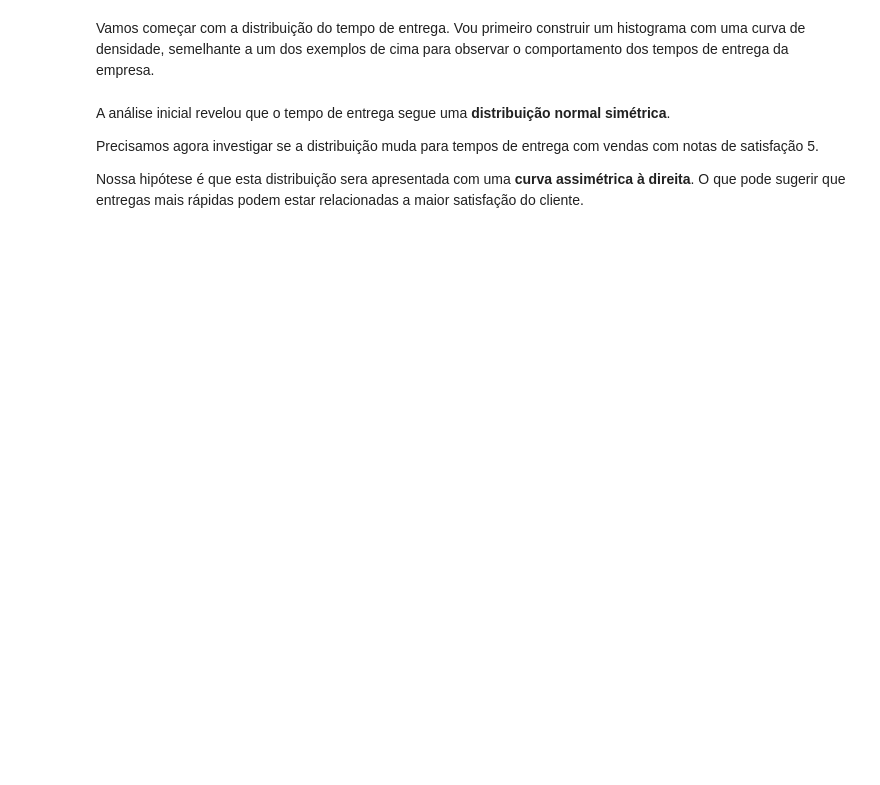
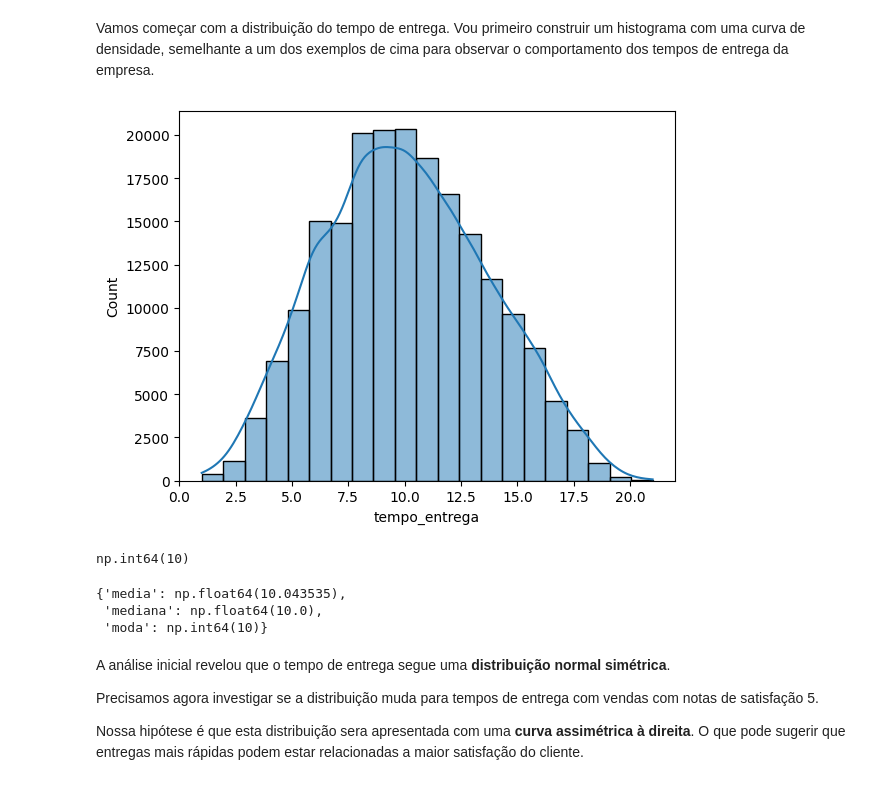
Before and after one commit to FranPomba/Tech-Fundation---alura-one, a Jupyter notebook: 3 - Estatística e Machine Learning/1 - Estatística com Python resumindo e analisando dados/Projeto_Inicial_Estatística_com_Python_frequencias_e_medidas.ipynb, the cells around one changed output. Drawn from its saved outputs; the diff is of its cells as text; code cells hidden in the pictures; blank space fills up the shorter version.

```diff
--- a/3 - Estatística e Machine Learning/1 - Estatística com Python resumindo e analisando dados/Projeto_Inicial_Estatística_com_Python_frequencias_e_medidas.ipynb
+++ b/3 - Estatística e Machine Learning/1 - Estatística com Python resumindo e analisando dados/Projeto_Inicial_Estatística_com_Python_frequencias_e_medidas.ipynb
@@ -642,6 +763,26 @@ Abaixo, temos 3 tipos de comportamentos e como as estatísticas se posicionam em
 ![texto do link](https://github.com/afonsosr2/estatistica-r-frequencias-medidas/blob/main/imagens/outros/relacao_media_mediana_moda.png?raw=true)
 # %% [markdown]
 Vamos começar com a distribuição do tempo de entrega. Vou primeiro construir um histograma com uma curva de densidade, semelhante a um dos exemplos de cima para observar o comportamento dos tempos de entrega da empresa.
+# %%
+sns.histplot(bins=21, data=df, x='tempo_entrega', kde=True, kde_kws={'bw_adjust':2})
+plt.show()
+# %% [output]
+[figure, added]
+# %%
+df.tempo_entrega.mode()[0]
+# %% [output]
+np.int64(10)
+# %%
+tempo_entrega_resumo = {
+    'media': df['tempo_entrega'].mean(),
+    'mediana': df['tempo_entrega'].median(),
+    'moda': df['tempo_entrega'].mode()[0]
+}
+tempo_entrega_resumo
+# %% [output]
+{'media': np.float64(10.043535),
+ 'mediana': np.float64(10.0),
+ 'moda': np.int64(10)}
 # %% [markdown]
 A análise inicial revelou que o tempo de entrega segue uma **distribuição normal simétrica**.
 
```
Also changed, not shown: parts of 17 cells of this notebook, 1 other file.
